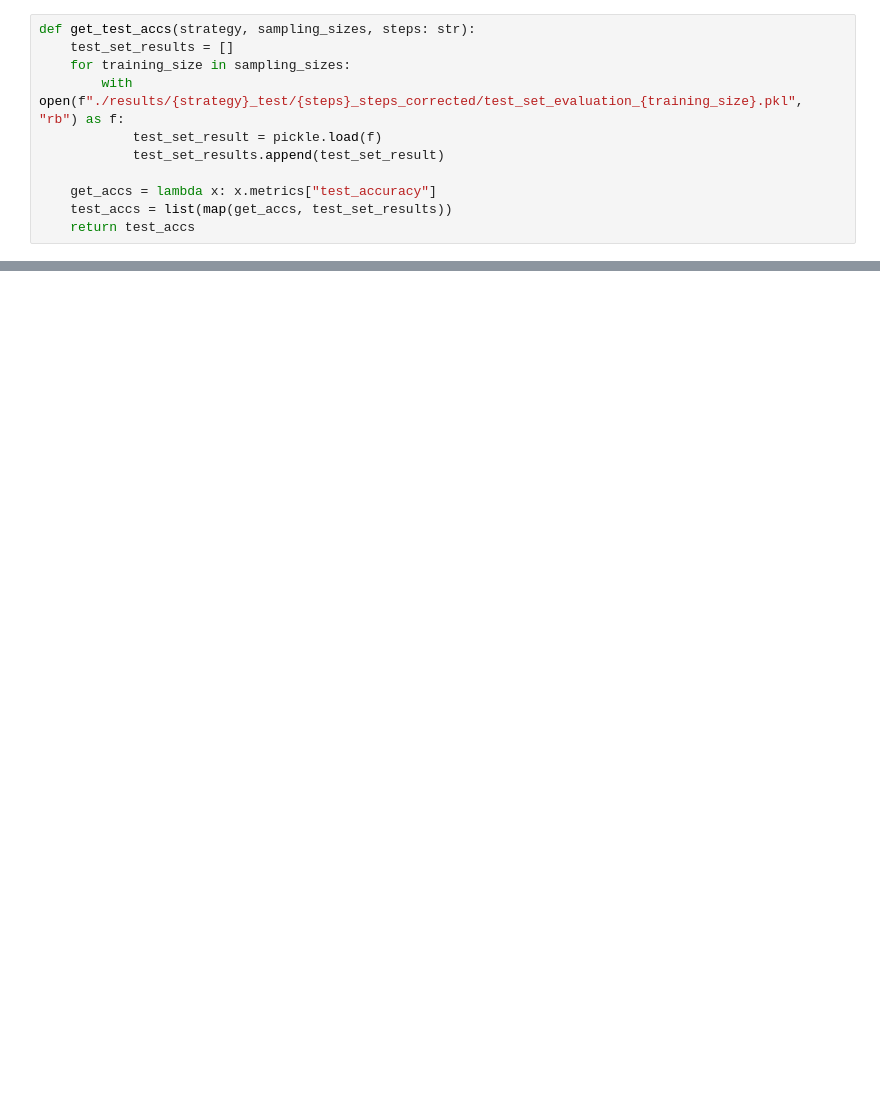
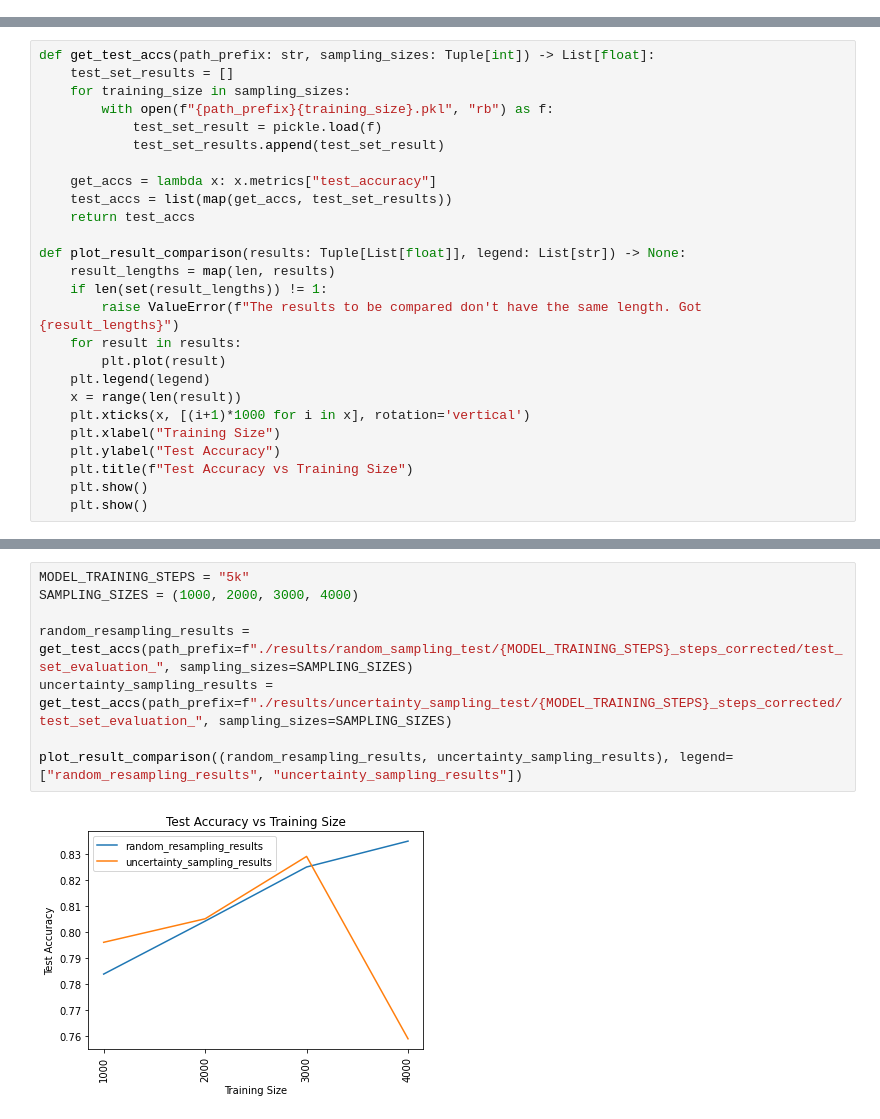
Before and after one commit to garyhlai/subset-active-learning, a Jupyter notebook: test.ipynb, the cells around one changed output, grey strips where cells are left out. Cells and saved outputs as stored; diff of their text form; blank space fills up the shorter version.

Commit message:
refactor: test.ipynb for model evaluation

```diff
--- a/test.ipynb
+++ b/test.ipynb
@@ -6,11 +5,0 @@ from transformers import AutoModel
-# %%
-def get_test_accs(strategy, sampling_sizes, steps: str):
-    test_set_results = []
-    for training_size in sampling_sizes:
-        with open(f"./results/{strategy}_test/{steps}_steps_corrected/test_set_evaluation_{training_size}.pkl", "rb") as f:
-            test_set_result = pickle.load(f)
-            test_set_results.append(test_set_result)
-
-    get_accs = lambda x: x.metrics["test_accuracy"]
-    test_accs = list(map(get_accs, test_set_results))
-    return test_accs
@@ -41,0 +6,26 @@ for steps in ("5k", "10k", "20k"):
+# %%
+def get_test_accs(path_prefix: str, sampling_sizes: Tuple[int]) -> List[float]:
+    test_set_results = []
+    for training_size in sampling_sizes:
+        with open(f"{path_prefix}{training_size}.pkl", "rb") as f:
+            test_set_result = pickle.load(f)
+            test_set_results.append(test_set_result)
+
+    get_accs = lambda x: x.metrics["test_accuracy"]
+    test_accs = list(map(get_accs, test_set_results))
+    return test_accs
+
+def plot_result_comparison(results: Tuple[List[float]], legend: List[str]) -> None:
+    result_lengths = map(len, results)
+    if len(set(result_lengths)) != 1:
+        raise ValueError(f"The results to be compared don't have the same length. Got {result_lengths}")
+    for result in results:
+        plt.plot(result)
+    plt.legend(legend)
+    x = range(len(result))
+    plt.xticks(x, [(i+1)*1000 for i in x], rotation='vertical')
+    plt.xlabel("Training Size")
+    plt.ylabel("Test Accuracy")
+    plt.title(f"Test Accuracy vs Training Size")
+    plt.show()
+    plt.show()
@@ -41,0 +44,10 @@ for steps in ("5k", "10k", "20k"):
+# %%
+MODEL_TRAINING_STEPS = "5k"
+SAMPLING_SIZES = (1000, 2000, 3000, 4000)
+
+random_resampling_results = get_test_accs(path_prefix=f"./results/random_sampling_test/{MODEL_TRAINING_STEPS}_steps_corrected/test_set_evaluation_", sampling_sizes=SAMPLING_SIZES)
+uncertainty_sampling_results = get_test_accs(path_prefix=f"./results/uncertainty_sampling_test/{MODEL_TRAINING_STEPS}_steps_corrected/test_set_evaluation_", sampling_sizes=SAMPLING_SIZES)
+
+plot_result_comparison((random_resampling_results, uncertainty_sampling_results), legend=["random_resampling_results", "uncertainty_sampling_results"])
+# %% [output]
+[figure, added]
```
Also changed, not shown: parts of 6 cells of this notebook.
